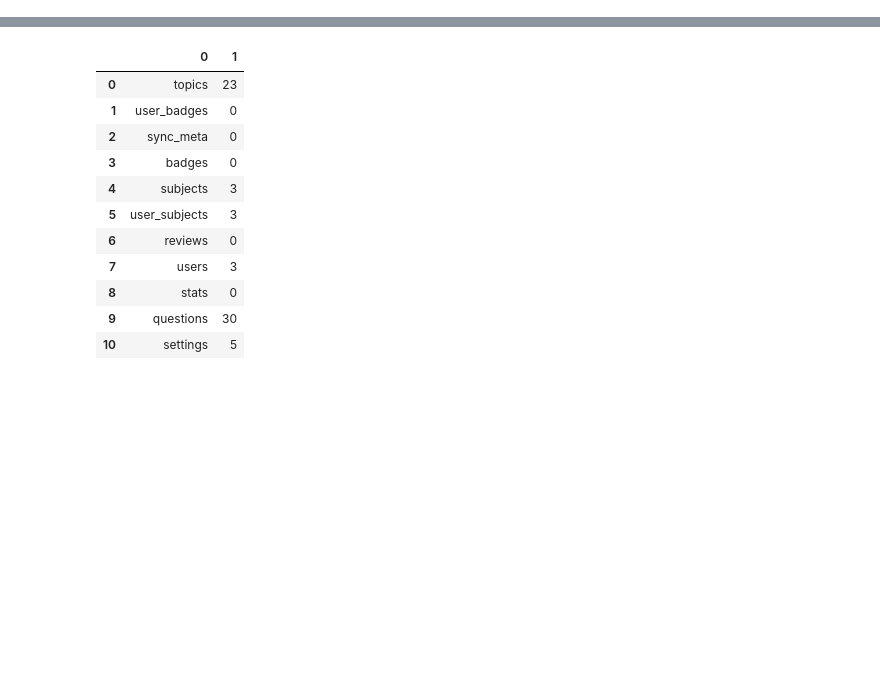
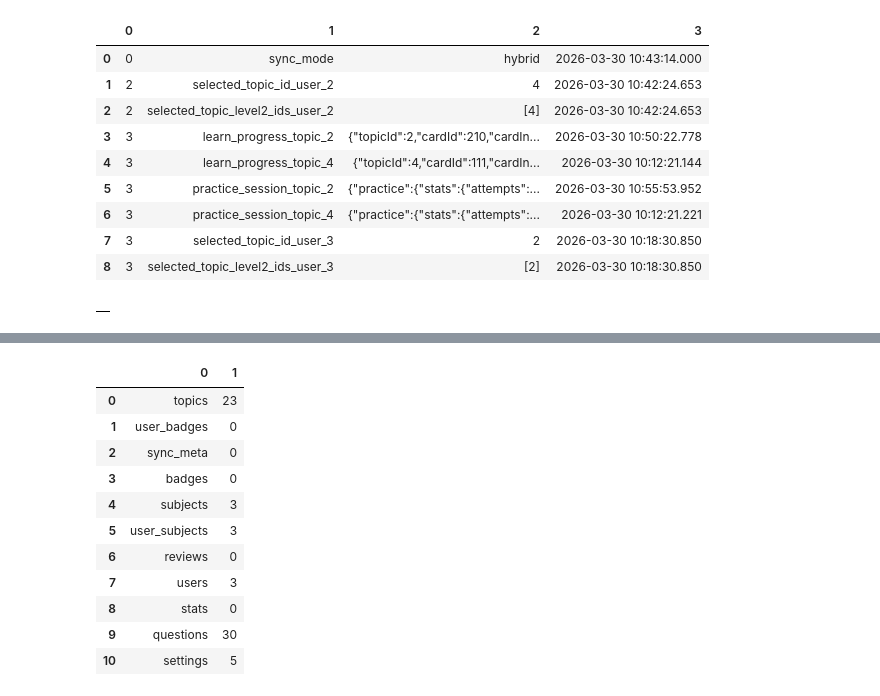
Before and after one commit to aimldlprojects/quizwiz, a Jupyter notebook: server/testing.ipynb, the cells around one changed output, grey strips where cells are left out. Cells and saved outputs as stored; diff of their text form; code cells hidden in the pictures; blank space fills up the shorter version.

```diff
--- a/server/testing.ipynb
+++ b/server/testing.ipynb
@@ -68,0 +400,36 @@ cur = conn.cursor()
+# %%
+# Sample excute query
+cur.execute("""
+SELECT user_id, key, value, updated_at
+FROM settings
+ORDER BY user_id, key;
+
+""")
+
+tables = cur.fetchall()
+pd.DataFrame(tables)
+# %% [output]
+|  | 0 | 1 | 2 | 3 |
+| 0 | 0 | sync_mode | hybrid | 2026-03-30 10:43:14.000 |
+| 1 | 2 | selected_topic_id_user_2 | 4 | 2026-03-30 10:42:24.653 |
+| 2 | 2 | selected_topic_level2_ids_user_2 | [4] | 2026-03-30 10:42:24.653 |
+| 3 | 3 | learn_progress_topic_2 | {"topicId":2,"cardId":210,"cardIn... | 2026-03-30 10:50:22.778 |
+| 4 | 3 | learn_progress_topic_4 | {"topicId":4,"cardId":111,"cardIn... | 2026-03-30 10:12:21.144 |
+| 5 | 3 | practice_session_topic_2 | {"practice":{"stats":{"attempts":... | 2026-03-30 10:55:53.952 |
+| 6 | 3 | practice_session_topic_4 | {"practice":{"stats":{"attempts":... | 2026-03-30 10:12:21.221 |
+| 7 | 3 | selected_topic_id_user_3 | 2 | 2026-03-30 10:18:30.850 |
+| 8 | 3 | selected_topic_level2_ids_user_3 | [2] | 2026-03-30 10:18:30.850 |
+# %%
+# Sample excute query
+cur.execute("""
+SELECT *
+FROM questions
+WHERE id IN (31, 110);
+
+
+""")
+
+tables = cur.fetchall()
+pd.DataFrame(tables)
+# %% [output]
+|  |
```
Also changed, not shown: parts of 4 cells of this notebook, 14 other files.
